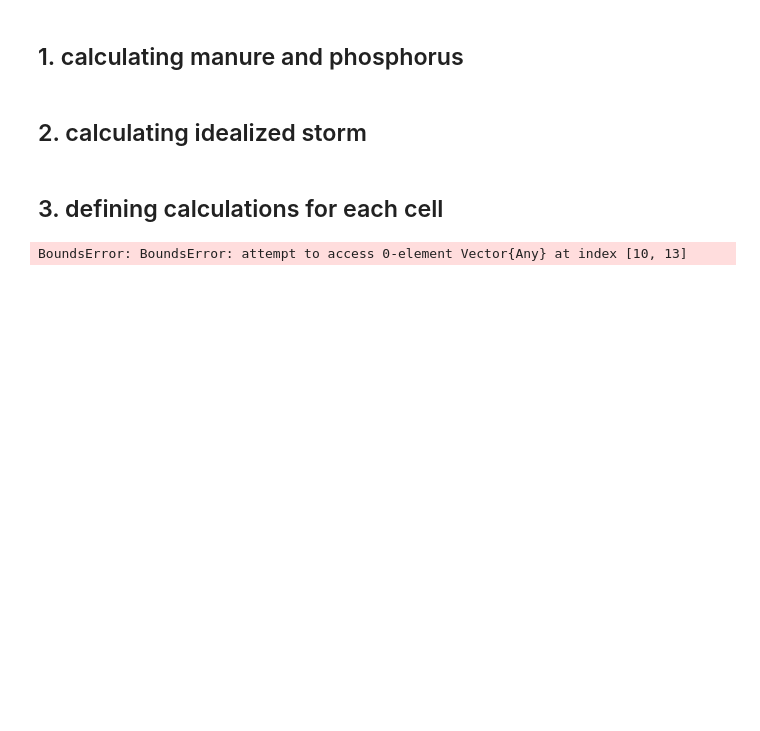
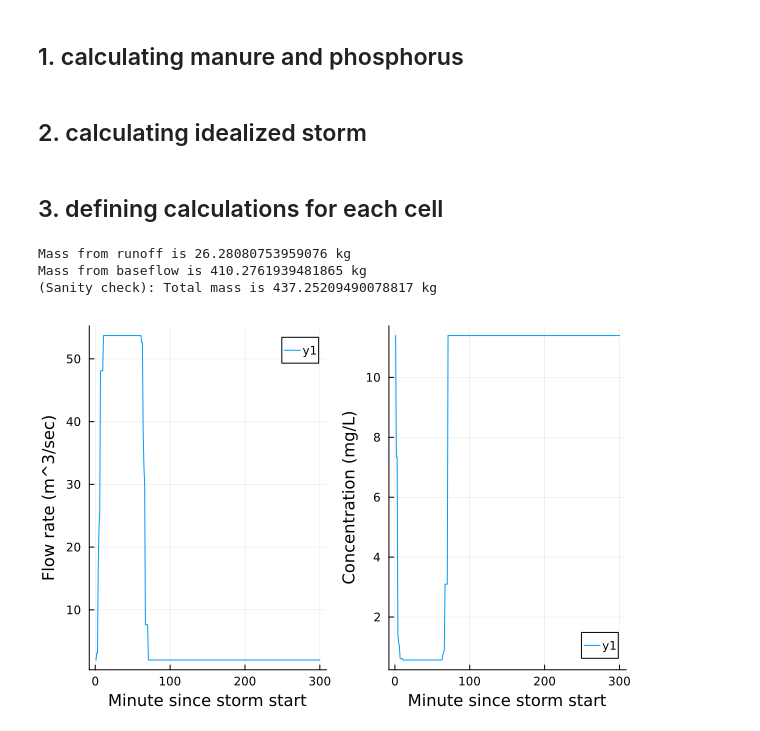
Before and after one commit to ejw224/Elliot-Leah-Mark-final-project, a Jupyter notebook: test code.ipynb, the cells around one changed output. Drawn from its saved outputs; the diff is of its cells as text; code cells hidden in the pictures; blank space fills up the shorter version.

Commit message:
Did some tweaking; code is basically done except we need the soil type, land use, and elevation maps, and to subsequently tweak the storm values

```diff
--- a/test code.ipynb
+++ b/test code.ipynb
@@ -66,23 +94,29 @@ t_c_matrix=zeros(height_watershed_cells, width_watershed_cells); #minutes
 vol_matrix=zeros(height_watershed_cells, width_watershed_cells); #m^3
 C_matrix=zeros(height_watershed_cells, width_watershed_cells); #g/m^3
 
-rate_vol_outlet=1.566 *49.3/38.6*ones(1000); #m^3/sec, array per minute
-C_outlet=11.396*ones(1000); #mg/L, array per minute
+number_mins=300; #length of time arrays
 
-for i in height_watershed_cells
-    for j in width_watershed_cells
+rate_vol_outlet=1.566*49.3/38.6*ones(number_mins); #m^3/sec, array, per minute
+C_outlet=11.396*ones(number_mins); #mg/L baseflow concentration, array, per minute
+
+M_cumulative=0;
+
+for i in 1:height_watershed_cells
+    for j in 1:width_watershed_cells
         area_cell_inside=area_cell*map_area[i,j];
         area_ag=area_cell*map_ag[i,j];
-        CN=map_cn[i,j];
+        CN=map_CN[i,j];
         distance=map_distance[i,j];
 
         S=25400/CN-254; #mm
-        Ia=0.2*s; #mm
+        Ia=0.2*S; #mm
 
         depth_Q=(precip_storm_total-Ia)^2/(precip_storm_total-Ia+S); #mm
         vol_Q=depth_Q*area_cell_inside/1000; #m^3
         vol_Q_ag=vol_Q*area_ag/area_cell_inside;
         vol_Q_ag_liters=vol_Q_ag*1000;
+
+        #println(vol_Q_ag); #FIXME temp
 
         t_runoff_start=duration_storm*Ia/depth_Q; #min
         rate_vol_Q=vol_Q/(duration_storm-t_runoff_start)/60; #m^3/sec
@@ -103,21 +137,39 @@ for i in height_watershed_cells
             M_dissolved_inorg=((vol_Q_ag_liters/M_interacting_manure-50.8)/(101.7/50.8)*(0-.06)+.97)/100*M_interacting_inorg; #g
         end
 
+        #println(M_dissolved_inorg) #FIXME temp
+
         t_runoff_start_matrix[i,j]=t_runoff_start;
         t_c_matrix[i,j]=0.0078*map_distance[i,j]^0.77/(map_elevation[i,j]/map_distance[i,j])^0.385; #minutes
         vol_matrix[i,j]=vol_Q;
-        C_matrix[i,j]=M_dissolved_inorg/vol_Q; #g/m^3=mg/L
+
+        if !isnan(M_dissolved_inorg) && vol_Q != 0 #avoid NaN values in the concentration matrix when no runoff is occurring, etc
+            C_matrix[i,j]=M_dissolved_inorg/vol_Q; #g/m^3=mg/L
+        end
+
+        M_cumulative += M_dissolved_inorg; #g, doesn't consider baseflow phosphorus
 
         for k=1:length(rate_vol_outlet)
-            if t_runoff_start+t_c_matrix[i,j]<i<t_runoff_start+duration_storm+t_c_matrix[i,j]
+            if t_runoff_start+t_c_matrix[i,j]<k<t_runoff_start+duration_storm+t_c_matrix[i,j]
+                temp_C_outlet=(C_outlet[k]*rate_vol_outlet[k]+C_matrix[i,j]*rate_vol_Q)/(rate_vol_outlet[k]+rate_vol_Q);
+                C_outlet[k] = temp_C_outlet
                 rate_vol_outlet[k] += rate_vol_Q;
-                C_outlet[k] += C_matrix[i,j]*rate_vol/rate_vol_outlet[k];
             end
-        end
         end
     end
 end
 
-mass_total_ag=dot(vol_matrix, C_matrix);
+
+println("Mass from runoff is ",M_cumulative/1000, " kg"); #returns cumulative mass in kg
+println("Mass from baseflow is ", 1.566 *49.3/38.6*number_mins*60*11.396/1000, " kg")
+println("(Sanity check): Total mass is ", dot(rate_vol_outlet, transpose(C_outlet))/1000*60, " kg");
 # %% [output]
-BoundsError: BoundsError: attempt to access 0-element Vector{Any} at index [10, 13]
+Mass from runoff is 26.28080753959076 kg
+Mass from baseflow is 410.2761939481865 kg
+(Sanity check): Total mass is 437.25209490078817 kg
+# %%
+plot_flow=plot(1:number_mins, rate_vol_outlet, xlabel="Minute since storm start", ylabel="Flow rate (m^3/sec)")
+plot_C=plot(1:number_mins, C_outlet, xlabel="Minute since storm start", ylabel="Concentration (mg/L)")
+plot(plot_flow, plot_C)
+# %% [output]
+[figure, added]
```
Also changed, not shown: parts of 4 cells of this notebook.
